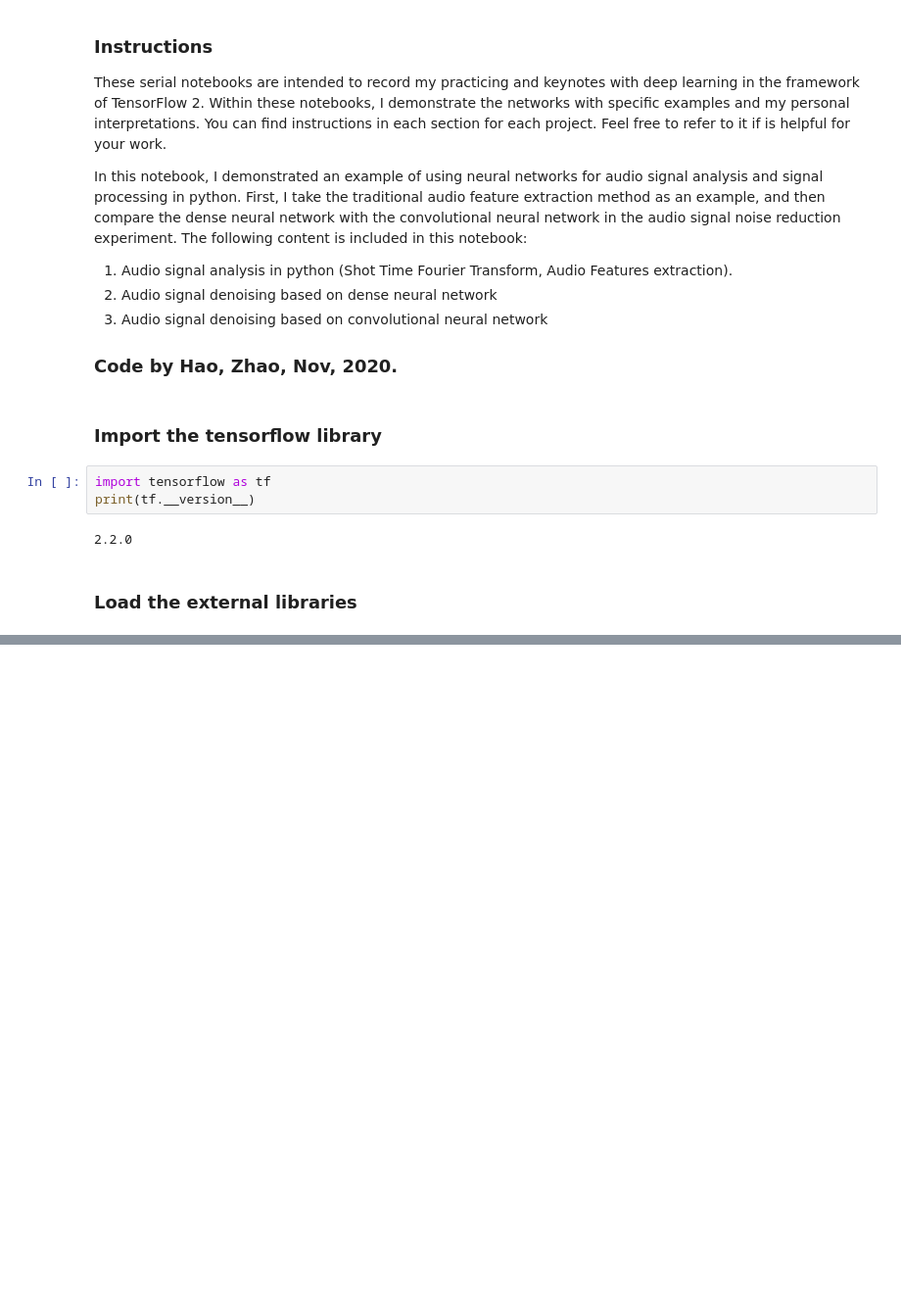
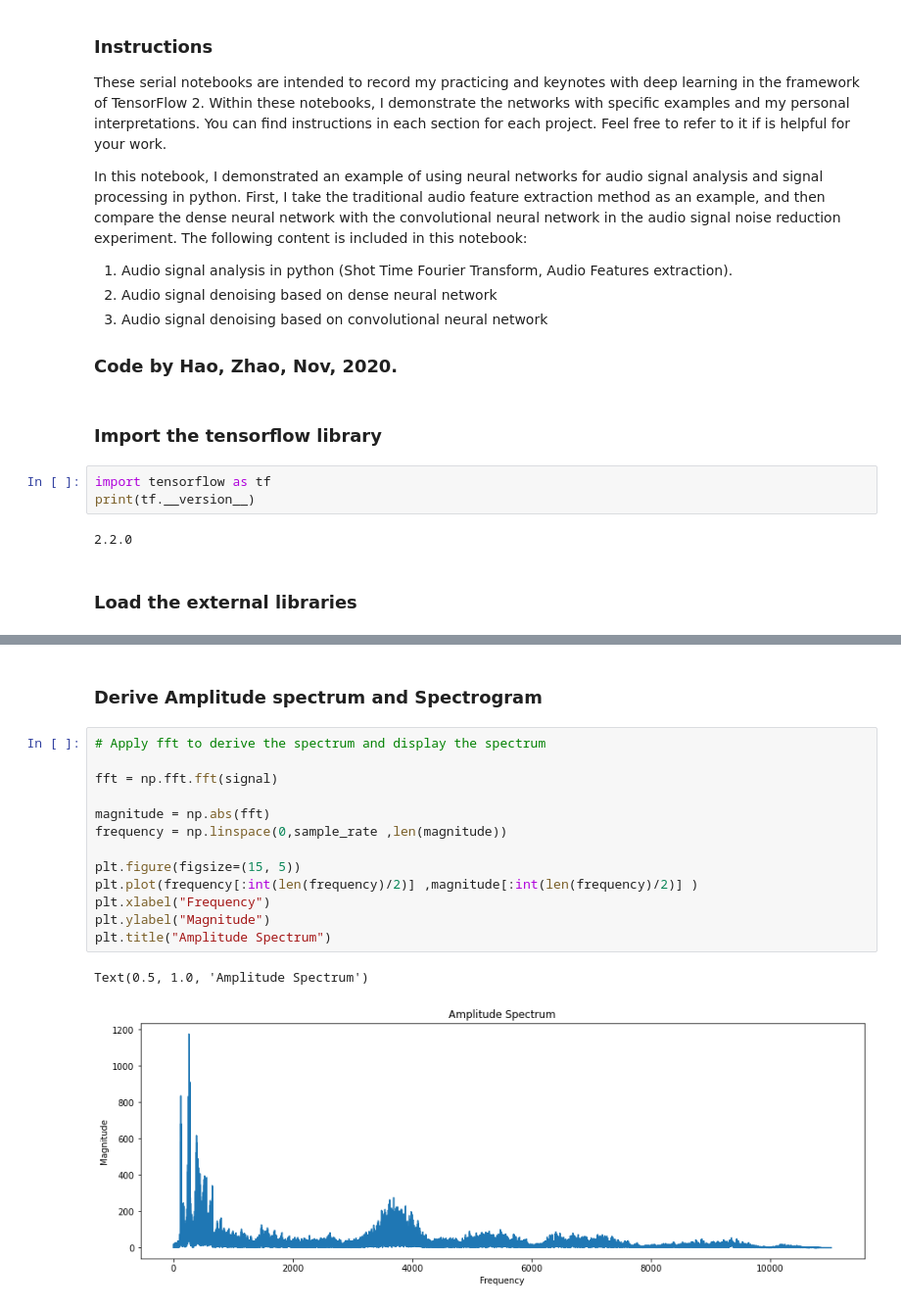
Before and after one commit to haozh7109/Machine-learning-and-deep-learning-project-and-practice, a Jupyter notebook: 06_My_Tensorflow2_Applications/JupyterNoteBook_Keynotes/TF2_Audio_Signal_Processing_with_NeuralNetwork.ipynb, the cells around one changed output, grey strips where cells are left out. Shown at 98% size. Drawn from its saved outputs; the diff is of its cells as text; blank space fills up the shorter version.

```diff
--- a/06_My_Tensorflow2_Applications/JupyterNoteBook_Keynotes/TF2_Audio_Signal_Processing_with_NeuralNetwork.ipynb
+++ b/06_My_Tensorflow2_Applications/JupyterNoteBook_Keynotes/TF2_Audio_Signal_Processing_with_NeuralNetwork.ipynb
@@ -36,0 +51,18 @@ from tensorflow.keras.layers import Dense,BatchNormalization,Dropout,Conv1D,Simp
+# %% [markdown]
+### Derive Amplitude spectrum and Spectrogram
+# %%
+# Apply fft to derive the spectrum and display the spectrum
+
+fft = np.fft.fft(signal)
+
+magnitude = np.abs(fft)
+frequency = np.linspace(0,sample_rate ,len(magnitude))
+
+plt.figure(figsize=(15, 5))
+plt.plot(frequency[:int(len(frequency)/2)] ,magnitude[:int(len(frequency)/2)] )
+plt.xlabel("Frequency")
+plt.ylabel("Magnitude")
+plt.title("Amplitude Spectrum")
+# %% [output]
+Text(0.5, 1.0, 'Amplitude Spectrum')
+[figure, added]
```
Also changed, not shown: parts of 8 cells of this notebook.
